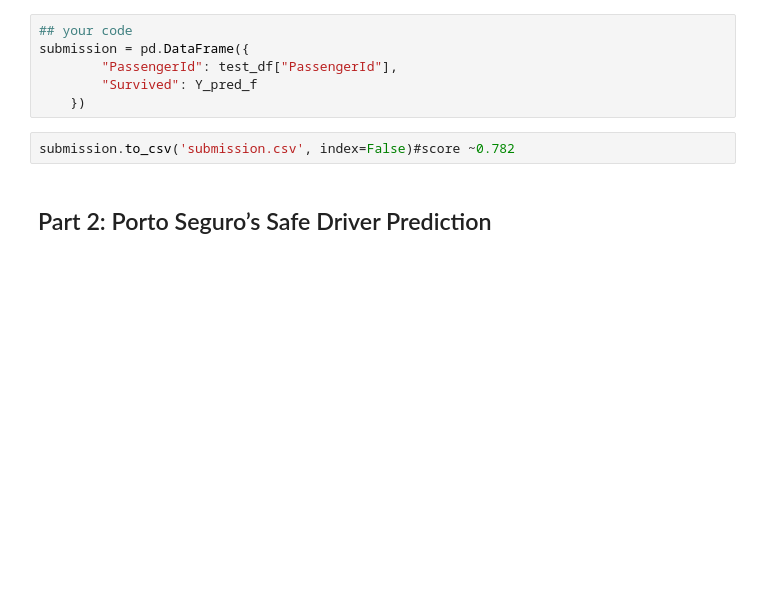
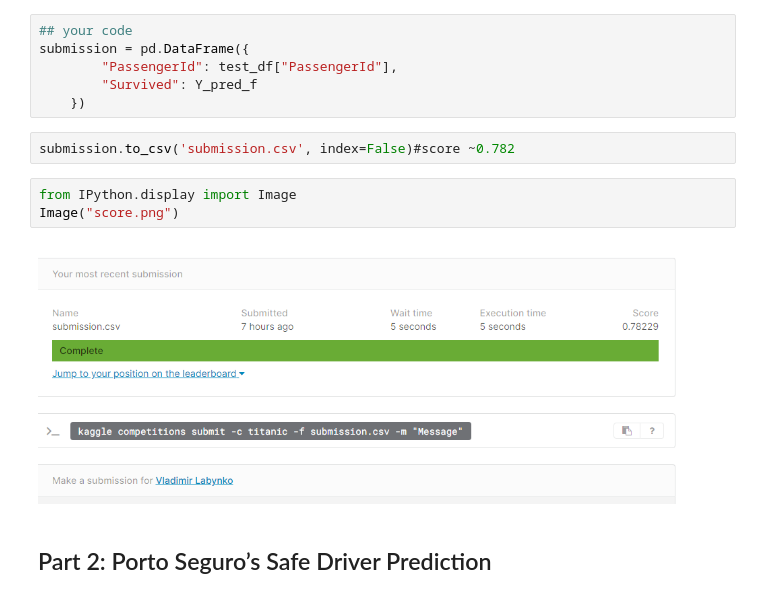
Before and after one commit to vladimirlabynko/classification-titanic, a Jupyter notebook: classification_titanic.ipynb, the cells around one changed output. Drawn from its saved outputs; the diff is of its cells as text; blank space fills up the shorter version.

```diff
--- a/classification_titanic.ipynb
+++ b/classification_titanic.ipynb
@@ -385,6 +385,11 @@ submission = pd.DataFrame({
     })
 # %%
 submission.to_csv('submission.csv', index=False)#score ~0.782
+# %%
+from IPython.display import Image
+Image("score.png")
+# %% [output]
+[figure, added]
 # %% [markdown]
 ## Part 2: Porto Seguro’s Safe Driver Prediction
 # %% [markdown]
```
